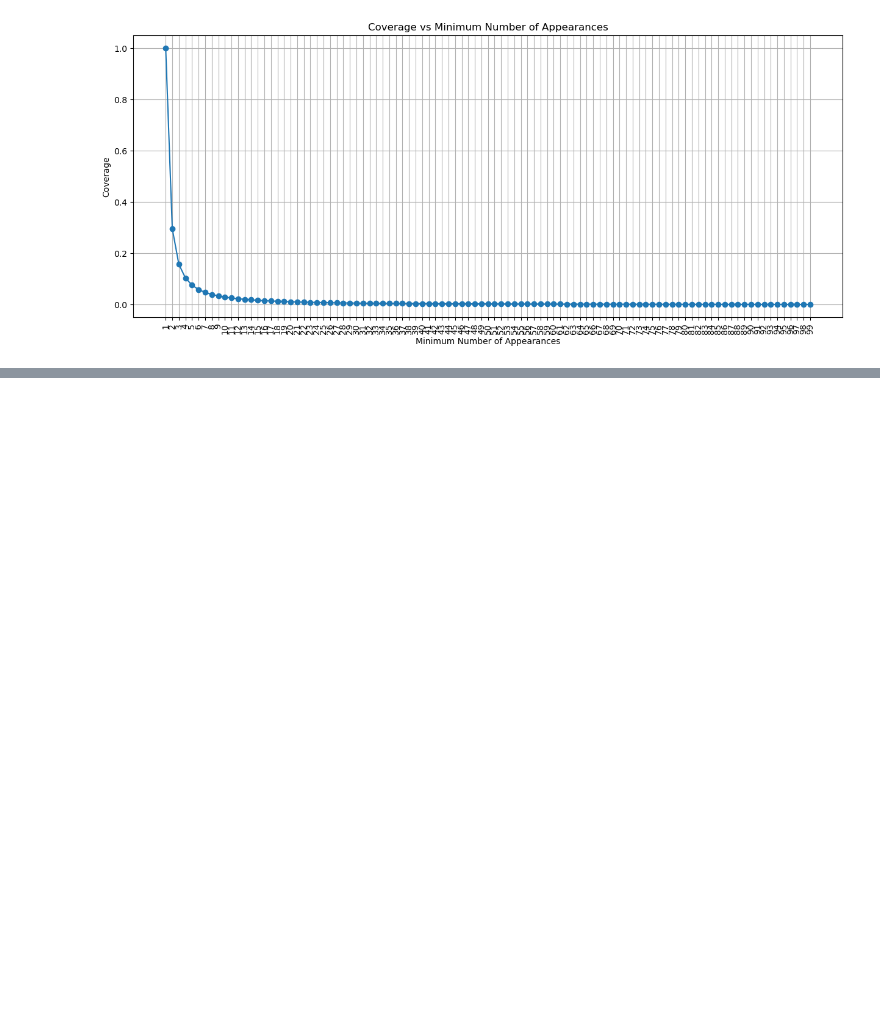
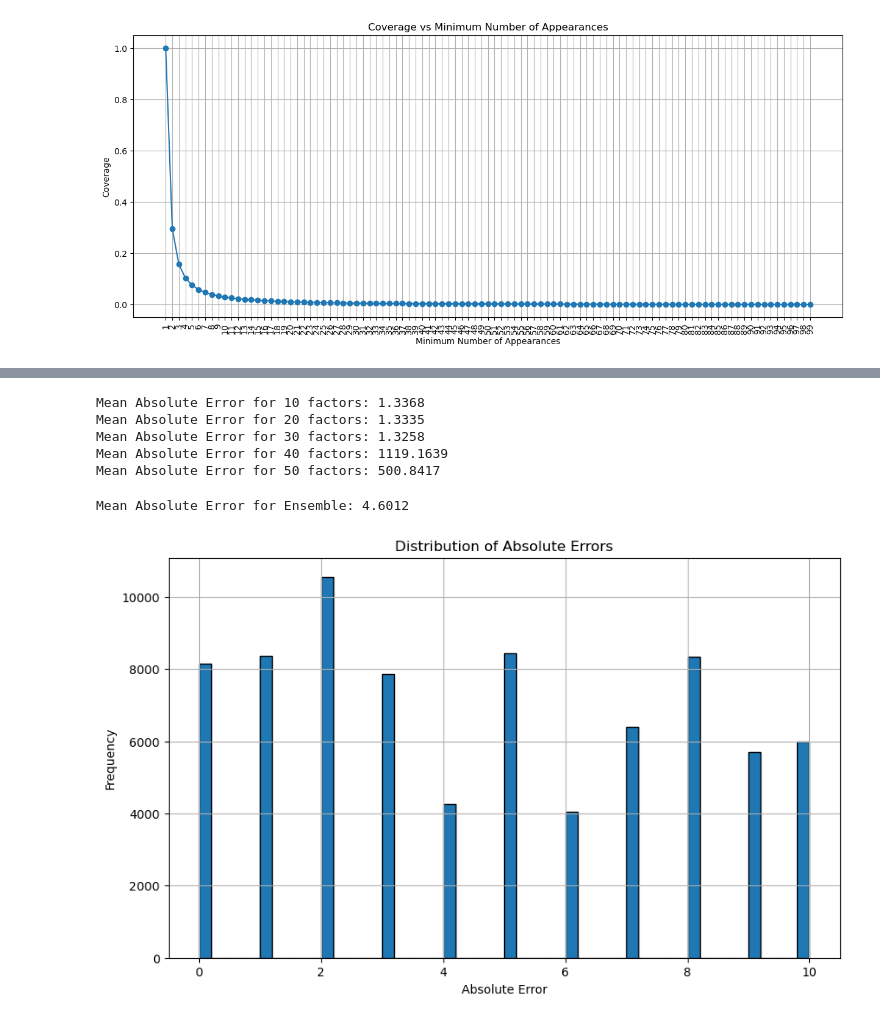
Before and after one commit to Mariogarber/recomendation-system, a Jupyter notebook: colaborative-filtering/knn.ipynb, the cells around one changed output, grey strips where cells are left out. Cells and saved outputs as stored; diff of their text form; code cells hidden in the pictures; blank space fills up the shorter version.

```diff
--- a/colaborative-filtering/knn.ipynb
+++ b/colaborative-filtering/knn.ipynb
@@ -125,0 +108,44 @@ Mean Absolute Error: 1.3351
+# %%
+mf_10 = MatrixFactorization(n_factors=10, n_epochs=80, lr=0.1, reg=0.5, verbose=False)
+
+mf_20 = MatrixFactorization(n_factors=20, n_epochs=80, lr=0.1, reg=0.1, verbose=False)
+
+mf_30 = MatrixFactorization(n_factors=30, n_epochs=80, lr=0.1, reg=0.1, verbose=False)
+
+mf_40 = MatrixFactorization(n_factors=40, n_epochs=100, lr=0.05, reg=0.5, verbose=False)
+
+mf_50 = MatrixFactorization(n_factors=50, n_epochs=100, lr=0.05, reg=0.1, verbose=False)
+
+models = [mf_10, mf_20, mf_30, mf_40, mf_50]
+
+for model in models:
+    model.fit(train_data)
+    predictions = model.predict_df(test_data)
+    errors = np.abs(predictions['rating'] - predictions['prediction'])
+    print(f'Mean Absolute Error for {model.n_factors} factors: {errors.mean():.4f}')
+# %% [output]
+Mean Absolute Error for 10 factors: 1.3368
+Mean Absolute Error for 20 factors: 1.3335
+Mean Absolute Error for 30 factors: 1.3258
+Mean Absolute Error for 40 factors: 1119.1639
+Mean Absolute Error for 50 factors: 500.8417
+# %%
+from ensemble.ensemble import RatingEnsemble
+
+ensemble = RatingEnsemble(models=models, weights=[0.2, 0.2, 0.2, 0.2, 0.2], strategy='mean', clip_range=(0, 10))
+
+ensemble_predictions = ensemble.predict_df(test_data, round_predictions=True)
+
+ensemble_errors = np.abs(ensemble_predictions['rating'] - ensemble_predictions['prediction'])
+print(f'Mean Absolute Error for Ensemble: {ensemble_errors.mean():.4f}')
+
+plt.figure(figsize=(10, 6))
+plt.hist(ensemble_errors, bins=50, edgecolor='k')
+plt.xlabel('Absolute Error')
+plt.ylabel('Frequency')
+plt.title('Distribution of Absolute Errors')
+plt.grid()
+plt.show()
+# %% [output]
+Mean Absolute Error for Ensemble: 4.6012
+[figure, added]
```
Also changed, not shown: parts of 28 cells of this notebook, 2 other files.
